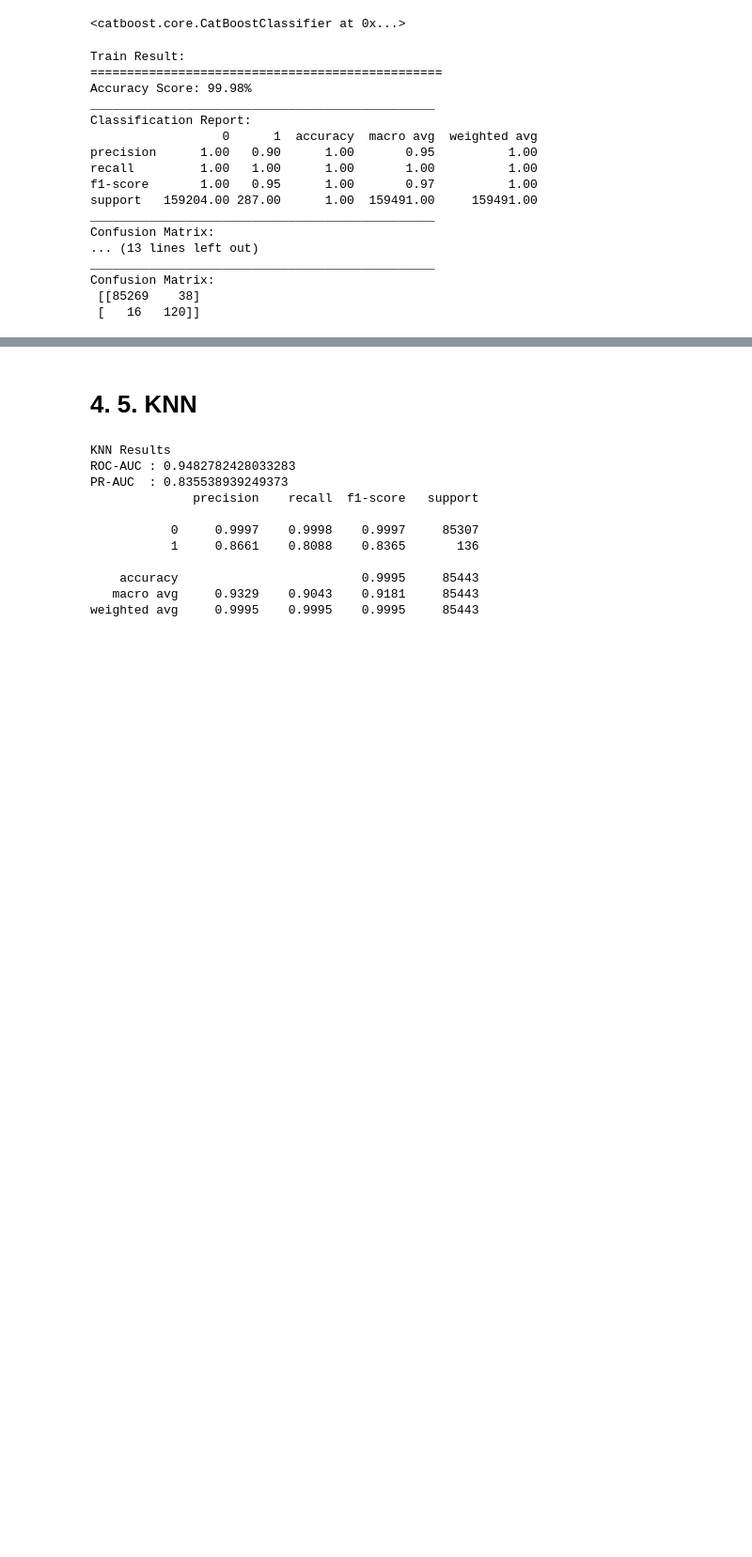
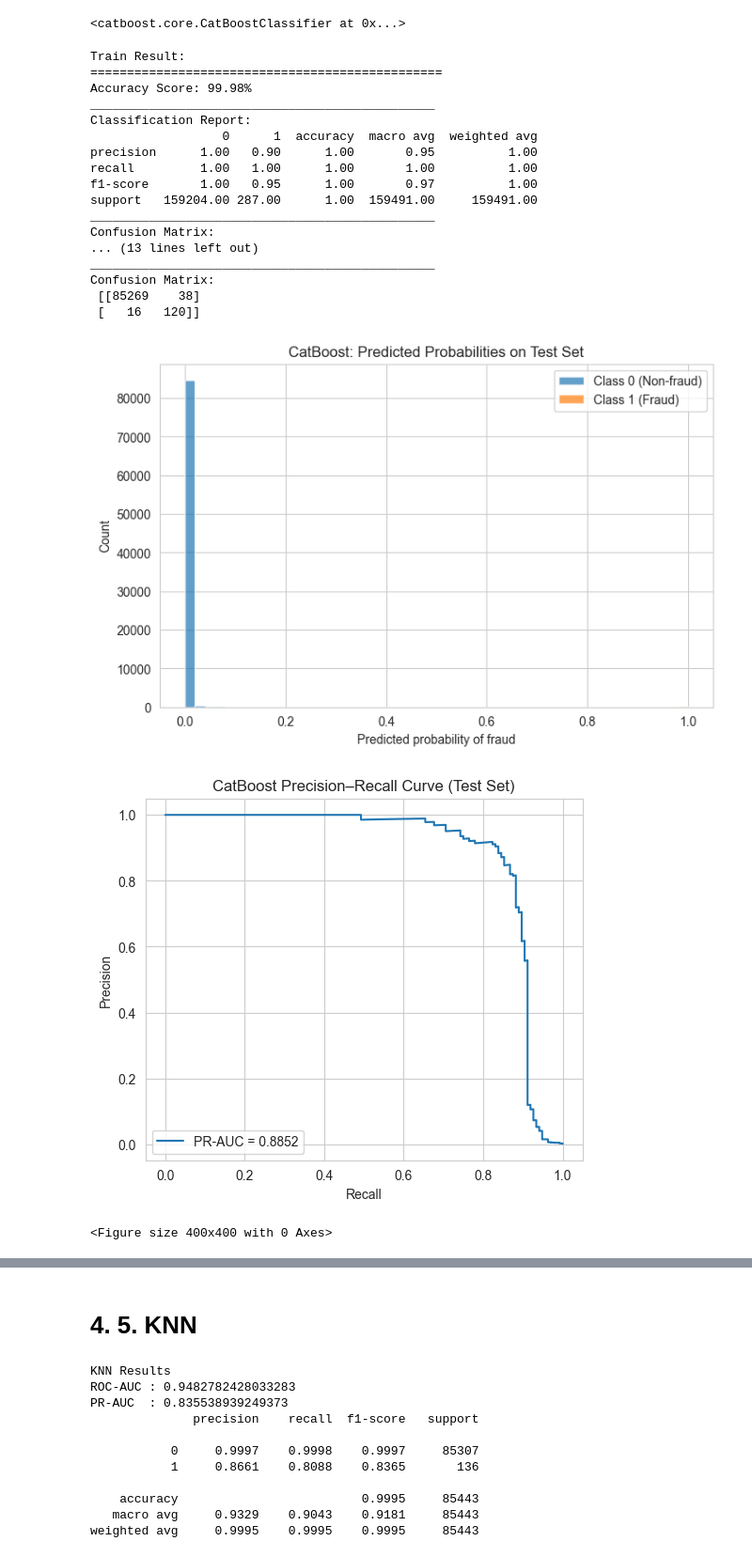
Before and after one commit to zhangjianyu1006156/6805_ML_Project, a Jupyter notebook: 6805_Project.ipynb, the cells around one changed output, grey strips where cells are left out. Shown at 94% size. Saved outputs shown, nothing was run; the diff lists cells and outputs as text; code cells hidden in the pictures; blank space fills up the shorter version.

```diff
--- a/6805_Project.ipynb
+++ b/6805_Project.ipynb
@@ -592,3 +665,55 @@ _______________________________________________
 Confusion Matrix:
  [[85269    38]
  [   16   120]]
+# %%
+import matplotlib.pyplot as plt
+import numpy as np
+from sklearn.metrics import (
+    precision_recall_curve,
+    average_precision_score,
+    confusion_matrix,
+    ConfusionMatrixDisplay
+)
+
+y_test_prob = cb_clf.predict_proba(X_test)[:, 1]
+
+# =========================================================
+# Predicted probability distribution
+# =========================================================
+plt.figure(figsize=(8,5))
+plt.hist(y_test_prob[y_test == 0], bins=50, alpha=0.7, label="Class 0 (Non-fraud)")
+plt.hist(y_test_prob[y_test == 1], bins=50, alpha=0.7, label="Class 1 (Fraud)")
+plt.xlabel("Predicted probability of fraud")
+plt.ylabel("Count")
+plt.title("CatBoost: Predicted Probabilities on Test Set")
+plt.legend()
+plt.show()
+
+# =========================================================
+# Precision–Recall Curve
+# =========================================================
+precision, recall, _ = precision_recall_curve(y_test, y_test_prob)
+pr_auc = average_precision_score(y_test, y_test_prob)
+
+plt.figure(figsize=(6,5))
+plt.plot(recall, precision, label=f"PR-AUC = {pr_auc:.4f}")
+plt.xlabel("Recall")
+plt.ylabel("Precision")
+plt.title("CatBoost Precision–Recall Curve (Test Set)")
+plt.legend()
+plt.show()
+
+# =========================================================
+# Confusion Matrix
+# =========================================================
+cm = confusion_matrix(y_test, y_test_pred)
+disp = ConfusionMatrixDisplay(confusion_matrix=cm)
+
+plt.figure(figsize=(4,4))
+disp.plot(values_format="d")
+plt.title("CatBoost Confusion Matrix (Test Set)")
+plt.show()
+# %% [output]
+[figure, added]
+[figure, added]
+<Figure size 400x400 with 0 Axes>
```
Also changed, not shown: parts of 10 cells of this notebook.
